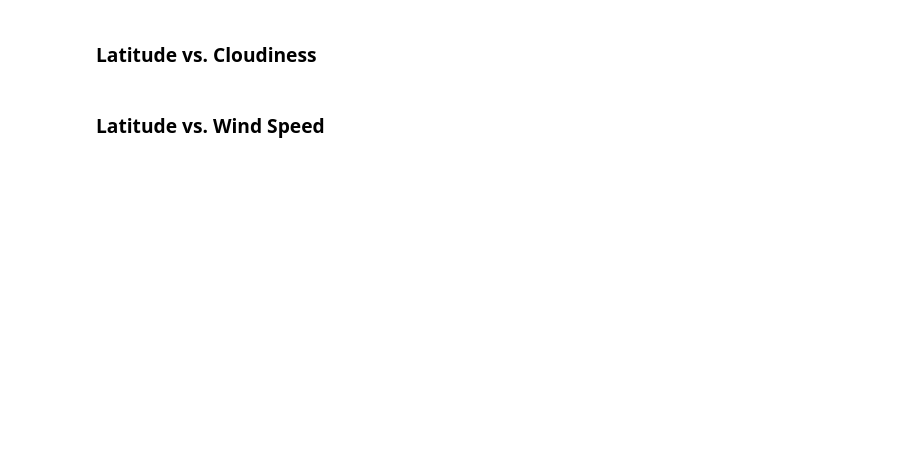
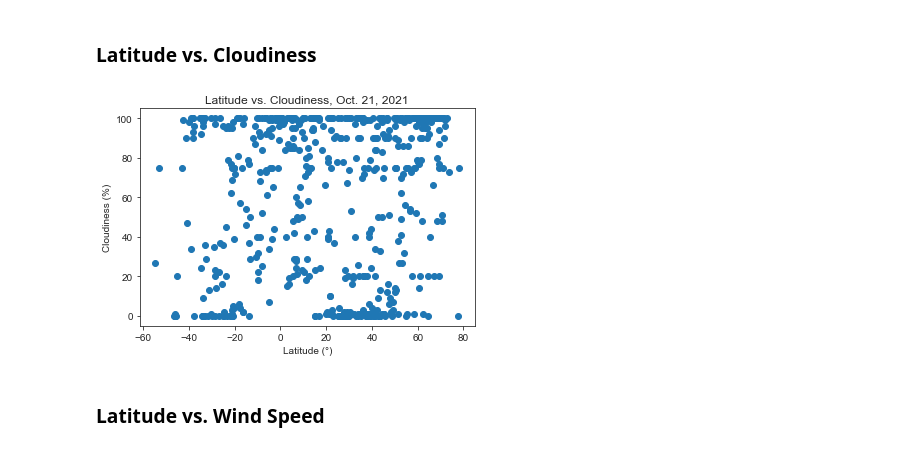
Before and after one commit to HeatherLD/Homework5, a Jupyter notebook: week05_homework_HLD.ipynb, the cells around one changed output. Cells and saved outputs as stored; diff of their text form; code cells hidden in the pictures; blank space fills up the shorter version.

```diff
--- a/week05_homework_HLD.ipynb
+++ b/week05_homework_HLD.ipynb
@@ -117,11 +152,13 @@ plt.show()
 ### Latitude vs. Cloudiness
 # %%
 fig, ax = plt.subplots()
-ax.scatter(cities_weather["lat"], cities_weather["clouds"])
-ax.set_title("Latitude vs. Cloudiness", Oct. 21, 2021)
-ax.set_xlabel("Latitude")
+ax.scatter(cities_weather["coord_lat"], cities_weather["clouds_all"])
+ax.set_title("Latitude vs. Cloudiness, Oct. 21, 2021")
+ax.set_xlabel("Latitude (°)")
 ax.set_ylabel("Cloudiness (%)")
 plt.show()
+# %% [output]
+[figure, added]
 # %% [markdown]
 ### Latitude vs. Wind Speed
 # %%
```
Also changed, not shown: parts of 17 cells of this notebook.
